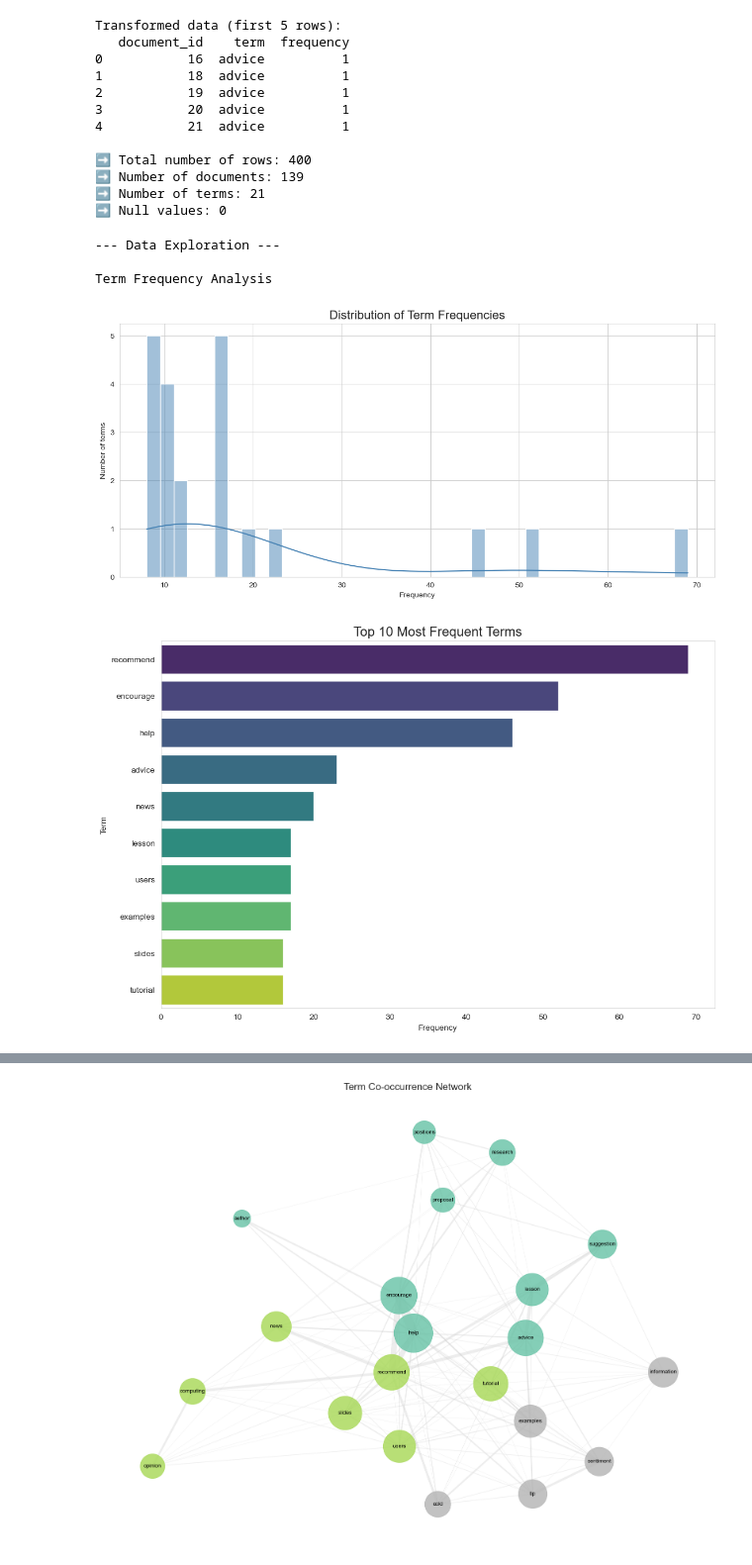
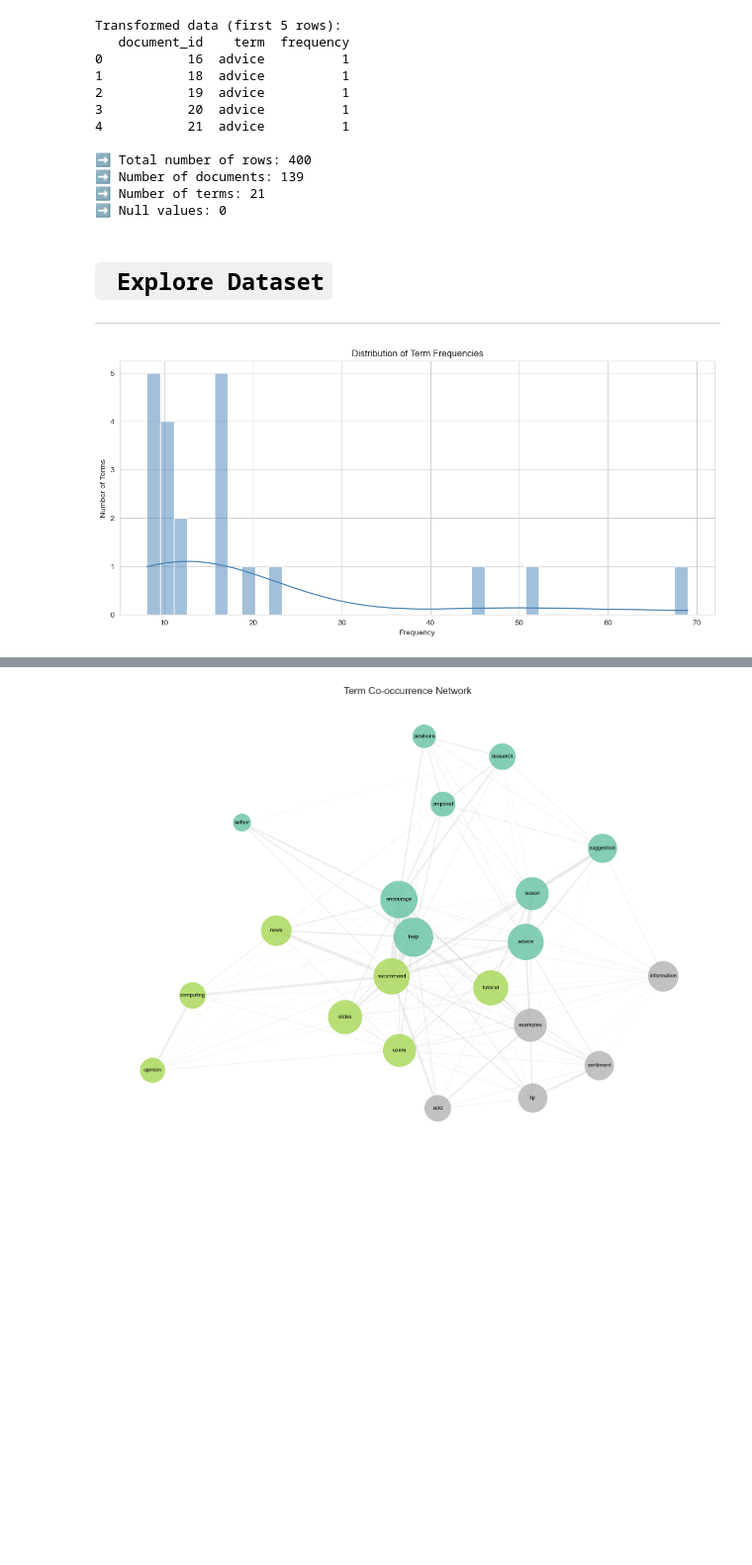
Before and after one commit to dami013/Terms, a Jupyter notebook: terms_link_analysis.ipynb, the cells around one changed output, grey strips where cells are left out. Shown: that part at 99% size. Saved outputs shown, nothing was run; the diff lists cells and outputs as text; code cells hidden in the pictures; blank space fills up the shorter version.

```diff
--- a/terms_link_analysis.ipynb
+++ b/terms_link_analysis.ipynb
@@ -125,39 +136,21 @@ Transformed data (first 5 rows):
 ➡️ Number of documents: 139
 ➡️ Number of terms: 21
 ➡️ Null values: 0
+# %% [markdown]
+<a id="loadlibraries"></a>
+# ` Explore Dataset`
+---
 # %%
-print("\n--- Data Exploration ---")
-
-# 4.1 Term frequency analysis
-print("\nTerm Frequency Analysis")
-# Calculate term frequencies across all documents
+# ❓ What is the distribution of term usage?
 term_freq = df_long.groupby('term')['frequency'].sum().sort_values(ascending=False)
 
-
-
-# Create histogram of term frequencies
+# Histogram
 plt.figure(figsize=(14, 6))
 sns.histplot(term_freq, bins=40, kde=True, color='steelblue')
-plt.title('Distribution of Term Frequencies', fontsize=16)
+plt.title('Distribution of Term Frequencies')
 plt.xlabel('Frequency')
-plt.ylabel('Number of terms')
+plt.ylabel('Number of Terms')
 plt.grid(True)
 plt.show()
-plt.close()
-
-# Create bar chart for top terms
-top_terms = term_freq.head(10)
-plt.figure(figsize=(12, 8))
-sns.barplot(x=top_terms.values, y=top_terms.index, palette='viridis')
-plt.title('Top 10 Most Frequent Terms', fontsize=16)
-plt.xlabel('Frequency')
-plt.ylabel('Term')
-plt.grid(axis='x')
-plt.show()
-plt.close()
 # %% [output]
---- Data Exploration ---
-
-Term Frequency Analysis
-[figure, old version]
+[figure, new version]
-[figure, removed]
```
Also changed, not shown: parts of 19 cells of this notebook.
